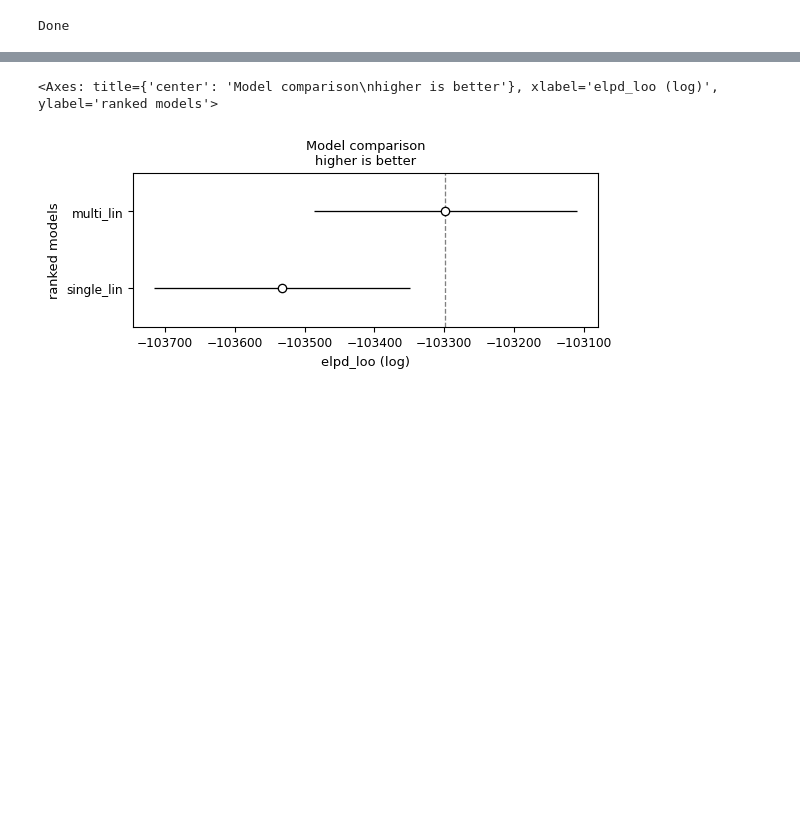
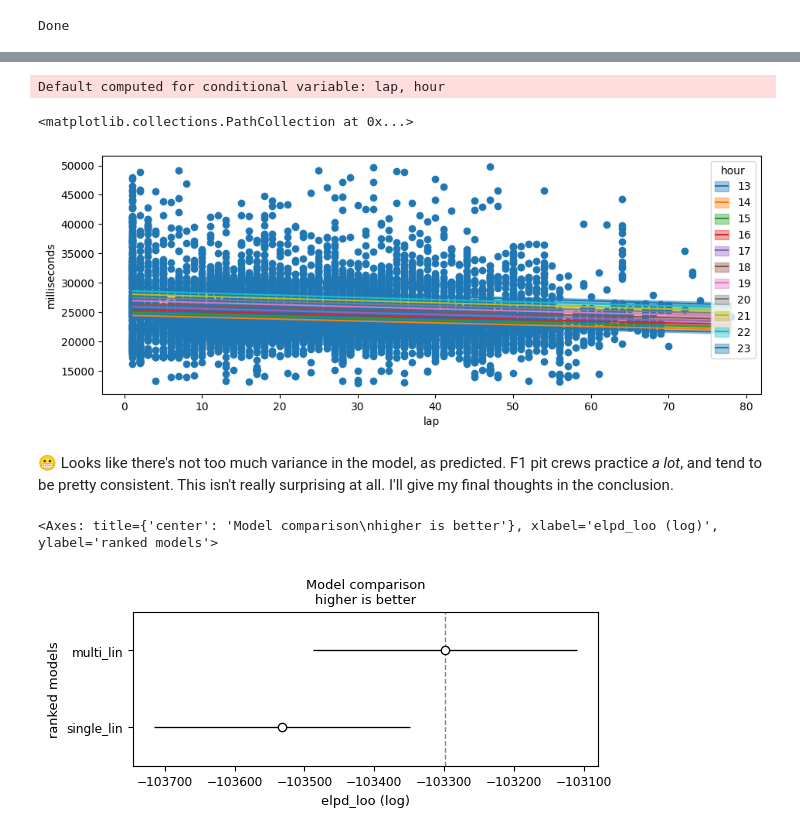
Before and after one commit to blortle-dev/data-science-lasa, a Jupyter notebook: Unit 6/ColiDicaU6Proj.ipynb, the cells around one changed output, grey strips where cells are left out. Drawn from its saved outputs; the diff is of its cells as text; code cells hidden in the pictures; blank space fills up the shorter version.

```diff
--- a/Unit 6/ColiDicaU6Proj.ipynb
+++ b/Unit 6/ColiDicaU6Proj.ipynb
@@ -148 +203,18 @@ bmb.interpret.plot_predictions(model_mlb_bmb, idata_mlb_bmb, ["lap", "hour"],
+# %%
+# PLOT SCATTER PLOT
+
+#model_pitstop = bmb.Model("milliseconds ~ lap + hour", data=data)
+#idata_pitstop = model_pitstop.fit(idata_kwargs={'log_likelihood': True})
+bmb.interpret.plot_predictions(model_mlb_bmb,
+                               idata_mlb_bmb,
+                               ["lap",  "hour"], fig_kwargs={"figsize":(11, 4)})
+plt.scatter(x="lap", y="milliseconds", data=data)
+#data.plot(x="lap", y="milliseconds", figsize=(12, 4), kind="scatter")
+# PLOT HDI
+# %% [output]
+Default computed for conditional variable: lap, hour
+<matplotlib.collections.PathCollection at 0x...>
+[figure, added]
+# %% [markdown]
+😬 Looks like there's not too much variance in the model, as predicted. F1 pit crews practice _a lot_, and tend to be pretty consistent. This isn't really surprising at all. I'll give my final thoughts in the conclusion.
 # %%
```
Also changed, not shown: parts of 30 cells of this notebook.
